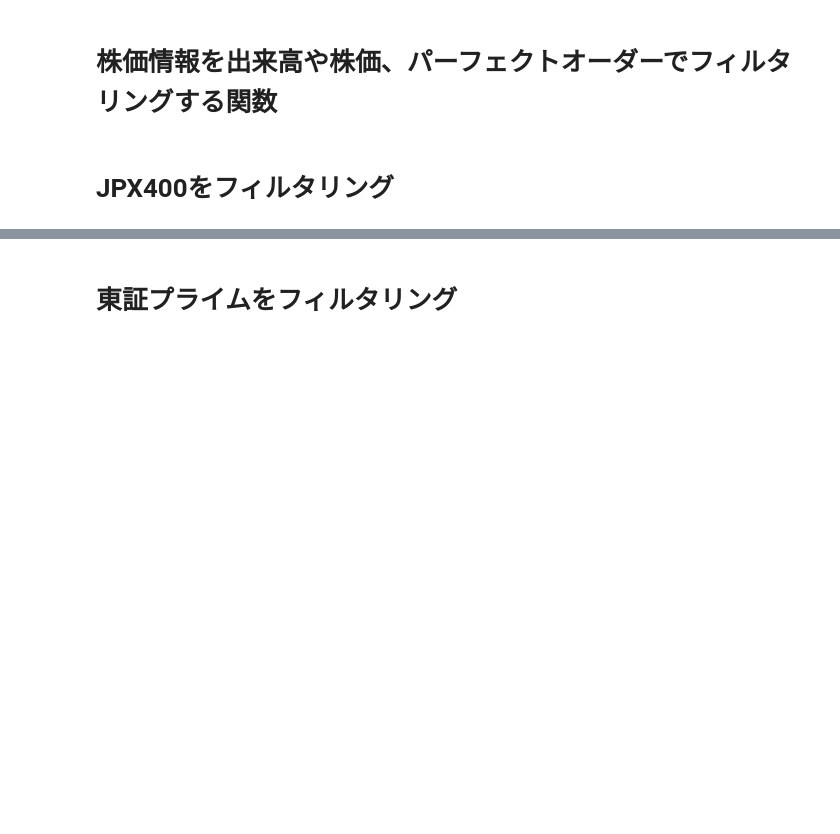
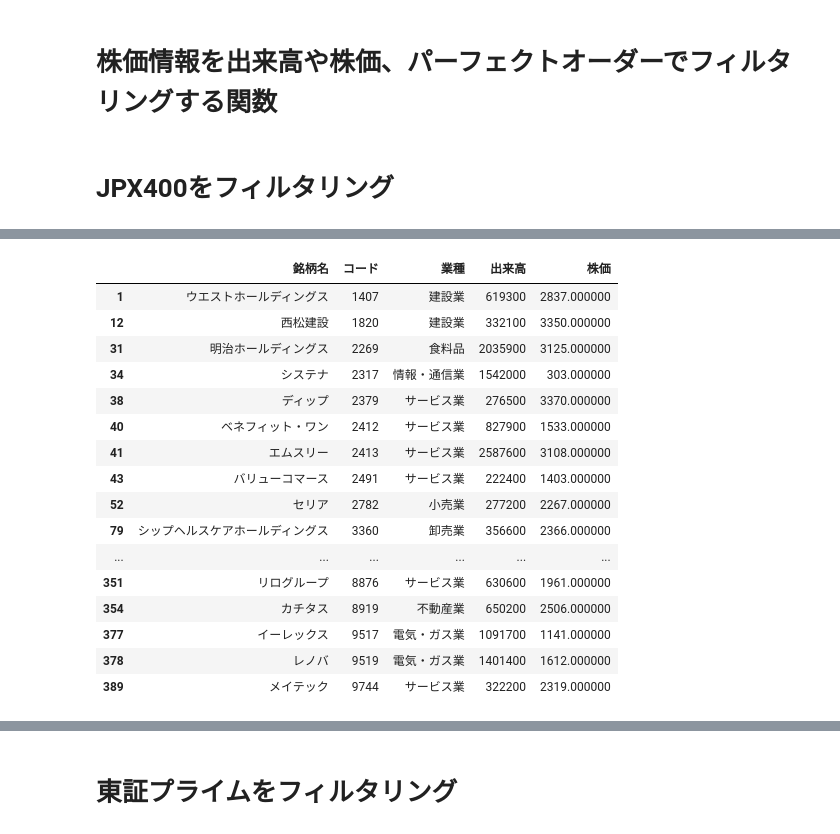
Before and after one commit to hirokimituya/stock-price-analysis, a Jupyter notebook: technical_analysis/銘柄選定関数.ipynb, the cells around one changed output, grey strips where cells are left out. Saved outputs shown, nothing was run; the diff lists cells and outputs as text; code cells hidden in the pictures; blank space fills up the shorter version.

```diff
--- a/technical_analysis/銘柄選定関数.ipynb
+++ b/technical_analysis/銘柄選定関数.ipynb
@@ -424,0 +430,22 @@ filtered_perfect_order_week_day_jpx400
+# %%
+# 株価情報が下降トレンドのパーフェクトオーダー（週足）かどうかの判断
+filtered_reverse_perfect_order_week_jpx400 = filtered_ticker(filtered_jpx400, perfect_order={'mas': [5, 20, 60], 'period_type': 'W', 'reverse': True})
+filtered_reverse_perfect_order_week_jpx400
+# %% [output]
+|  | 銘柄名 | コード | 業種 | 出来高 | 株価 |
+| 1 | ウエストホールディングス | 1407 | 建設業 | 619300 | 2837.000000 |
+| 12 | 西松建設 | 1820 | 建設業 | 332100 | 3350.000000 |
+| 31 | 明治ホールディングス | 2269 | 食料品 | 2035900 | 3125.000000 |
+| 34 | システナ | 2317 | 情報・通信業 | 1542000 | 303.000000 |
+| 38 | ディップ | 2379 | サービス業 | 276500 | 3370.000000 |
+| 40 | ベネフィット・ワン | 2412 | サービス業 | 827900 | 1533.000000 |
+| 41 | エムスリー | 2413 | サービス業 | 2587600 | 3108.000000 |
+| 43 | バリューコマース | 2491 | サービス業 | 222400 | 1403.000000 |
+| 52 | セリア | 2782 | 小売業 | 277200 | 2267.000000 |
+| 79 | シップヘルスケアホールディングス | 3360 | 卸売業 | 356600 | 2366.000000 |
+| ... | ... | ... | ... | ... | ... |
+| 351 | リログループ | 8876 | サービス業 | 630600 | 1961.000000 |
+| 354 | カチタス | 8919 | 不動産業 | 650200 | 2506.000000 |
+| 377 | イーレックス | 9517 | 電気・ガス業 | 1091700 | 1141.000000 |
+| 378 | レノバ | 9519 | 電気・ガス業 | 1401400 | 1612.000000 |
+| 389 | メイテック | 9744 | サービス業 | 322200 | 2319.000000 |
```
Also changed, not shown: parts of 8 cells of this notebook.
